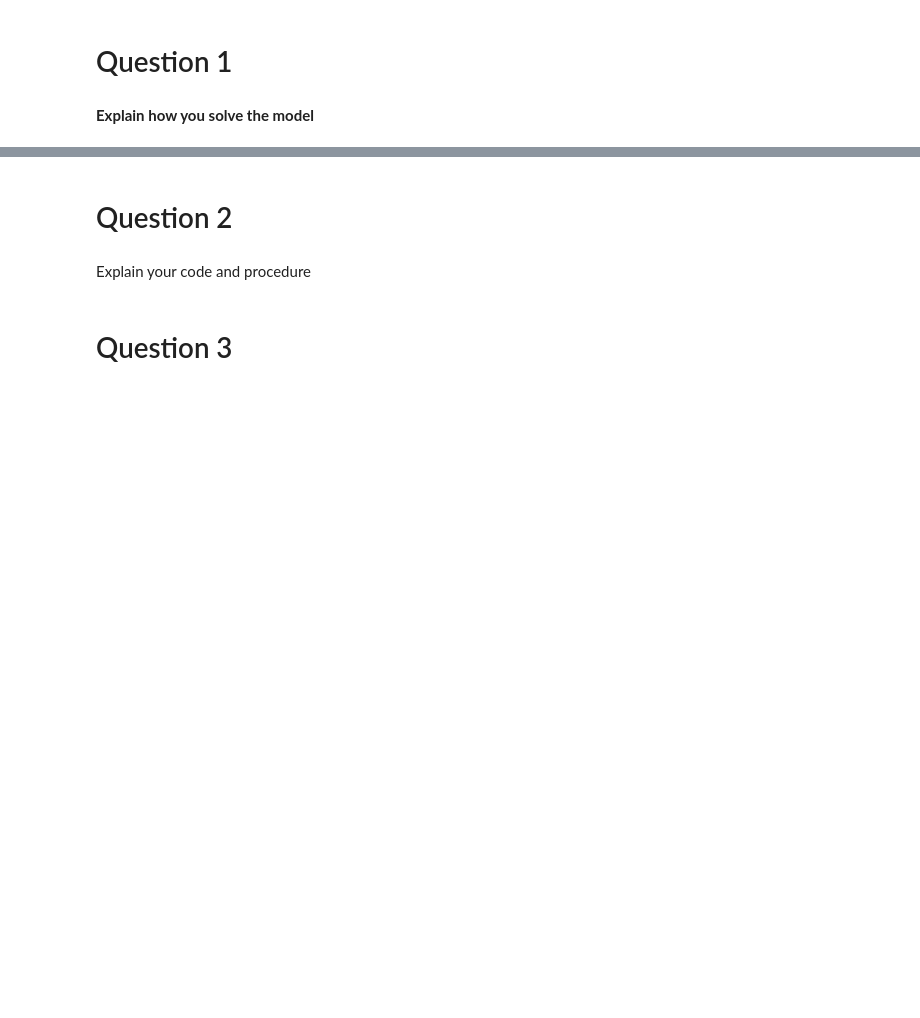
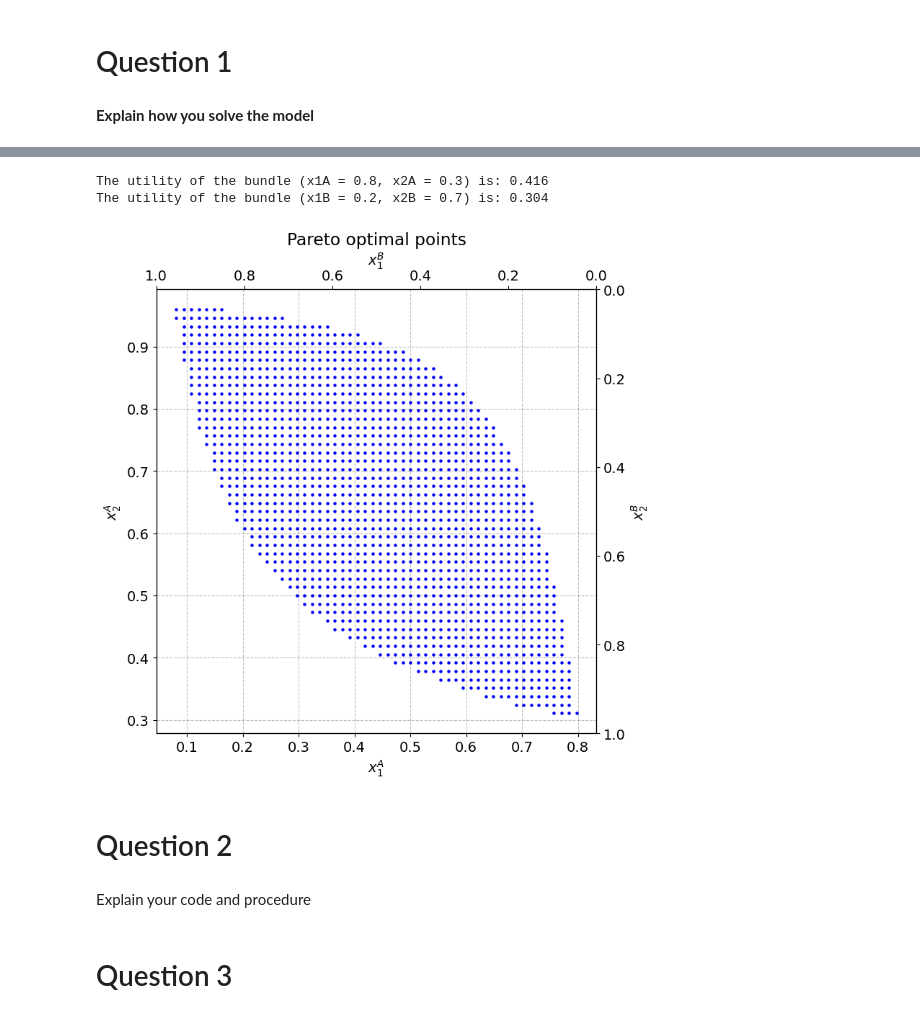
Before and after one commit to NumEconCopenhagen/projects-2024-anne-sofie-ida-anna-livia, a Jupyter notebook: inauguralproject/inauguralproject.ipynb, the cells around one changed output, grey strips where cells are left out. Saved outputs shown, nothing was run; the diff lists cells and outputs as text; code cells hidden in the pictures; blank space fills up the shorter version.

```diff
--- a/inauguralproject/inauguralproject.ipynb
+++ b/inauguralproject/inauguralproject.ipynb
@@ -14,5 +14,9 @@ import numpy as np
 %load_ext autoreload
 %autoreload 2
 
+import matplotlib.pyplot as plt
+plt.rcParams.update({"axes.grid":True,"grid.color":"black","grid.alpha":"0.25","grid.linestyle":"--"})
+plt.rcParams.update({'font.size': 14})
+
 # Import your own code
 import inauguralproject
@@ -29,3 +32,73 @@ AttributeError: module 'inauguralproject' has no attribute 'square'
+# %%
+# code for solving the model (remember documentation and comments)
+#import module
+economy = inauguralproject.ExchangeEconomyClass()
+
+#set parameters as in the py-file
+par = economy.par
+
+#determine utility of initial endowment
+#consumer A
+utility_init_A = economy.utility_A(economy.par.w1A, economy.par.w2A) #calling utility function in py-file
+print(f"The utility of the bundle (x1A = {par.w1A}, x2A = {par.w2A}) is: {utility_init_A:.3f}")
+
+#consumer B
+utility_init_B = economy.utility_B(economy.par.w1b,economy.par.w2b) #calling utility function in py-file
+print(f"The utility of the bundle (x1B = {par.w1b:.1f}, x2B = {par.w2b}) is: {utility_init_B:.3f}")
+
+#create grid for x1a and x2a
+N = 75
+x1A_val = np.linspace(0,1,N)
+x2A_val = np.linspace(0,1,N)
+
+#create set C
+C = []
+
+#loop through grid and append pareto values to C
+for x1A in x1A_val:
+    for x2A in x2A_val:
+        #calculate the corresponding consume for B that follows from walras' law:
+        x1B = 1-x1A
+        x2B = 1-x2A
+        #calculate utility at every point
+        utility_A=economy.utility_A(x1A,x2A)
+        utility_B=economy.utility_B(x1B,x2B)
+        #check if value is pareto
+        if utility_A >= utility_init_A and utility_B >= utility_init_B:
+            C.append((x1A,x2A))
+# %% [output]
+The utility of the bundle (x1A = 0.8, x2A = 0.3) is: 0.416
+The utility of the bundle (x1B = 0.2, x2B = 0.7) is: 0.304
+# %%
+#plot edgeworth box
+C = np.array(C)
+fig, ax1 = plt.subplots(figsize=(8, 8), dpi=100)
+
+# Plot the points for agent A
+ax1.scatter(C[:, 0], C[:, 1], s=5, color='blue')  # Use scatter for individual points
+ax1.set_xlabel('$x^A_1$')
+ax1.set_ylabel('$x^A_2$')
+# Create new axes for agent B
+ax2 = ax1.twinx()
+ax3 = ax1.twiny()
+ax2.set_ylabel('$x^B_2$')
+ax3.set_xlabel('$x^B_1$')
+ax3.invert_xaxis()
+ax2.invert_yaxis()
+# title
+plt.title('Pareto optimal points')
+# enable grid for primary axes only
+ax1.grid(True)
+# Disable grid for secondary axes to prevent overlapping
+ax2.grid(False)
+ax3.grid(False)
+# Show the plot with a tight layout
+plt.tight_layout()
+plt.show()
+
+#evt. tilføje indifferenskurver... hvordan?
+# %% [output]
+[figure, added]
 # %% [markdown]
 # Question 2
 # %% [markdown]
```
Also changed, not shown: parts of 2 cells of this notebook, 1 other file.
